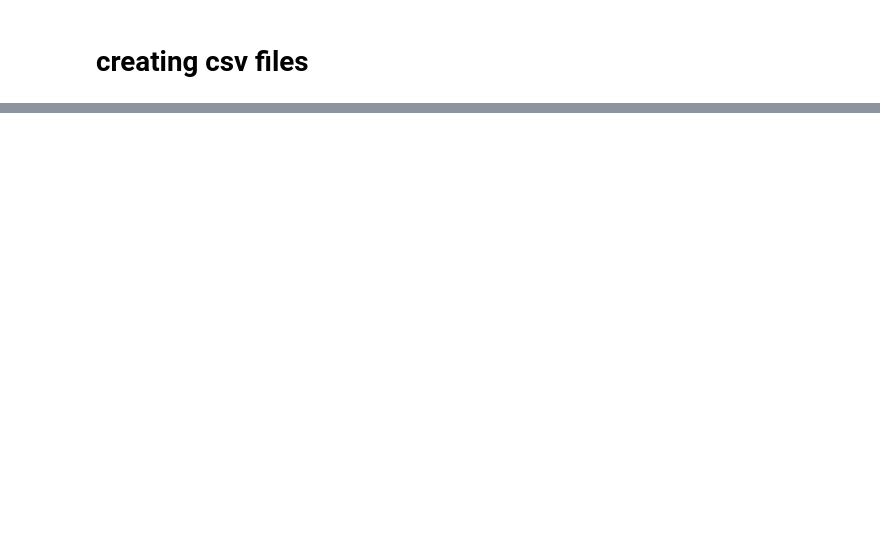
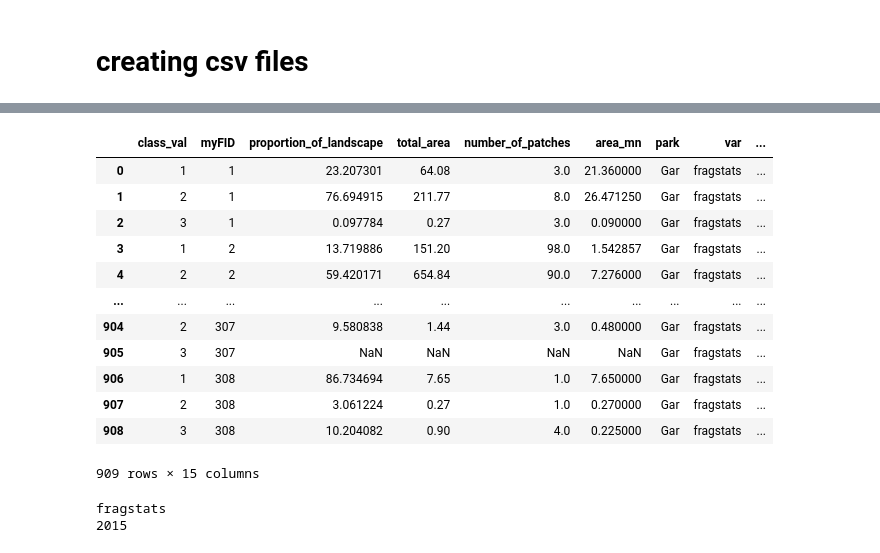
Before and after one commit to emuise/code-BCparksReportCards, a Jupyter notebook: Frags.ipynb, the cells around one changed output, grey strips where cells are left out. Cells and saved outputs as stored; diff of their text form; code cells hidden in the pictures; blank space fills up the shorter version.

```diff
--- a/Frags.ipynb
+++ b/Frags.ipynb
@@ -8,10 +8,3 @@ import time
 wd = os.getcwd()
 # %% [output]
 WARNING: Module C:\Users\evanmuis.stu\Miniconda3\envs\frag\lib\site-packages\pylandstats\landscape.py has not been compiled for Transonic-Numba
-# %%
-testRas = r"C:\Users\evanmuis.stu\Sync\Masters\Data\outputs\JoffreLakesPark\rasters\JoffreLakesPark_PACE-1994-disturbance.tif"
-testZones = r"C:\Users\evanmuis.stu\Sync\Masters\Data\outputs\JoffreLakesPark\JoffreLakesPark_PACE.shp"
-
-za = pls.ZonalAnalysis(testRas, masks = testZones, masks_index_col = 'ppa_gpe')
-class_metrics_df = za.compute_class_metrics_df(metrics = ['proportion_of_landscape', 'total_area'], fillna = False)
-class_metrics_df
@@ -22,4 +11,4 @@ class_metrics_df
 # %%
-propVars = ["HMM", "disturbance", "fragstats"]
+propVars = ["HMM", "disturbance", "fragstats", "nightlights"]
 
 propVars = tuple([s + ".tif" for s in propVars])
@@ -69,3 +58,23 @@ def propGen(fName, subzone):
+# %%
+def fragGen(fName, zones):
+    #obtain metadata for variable and year from filename
+    metadata = fName.split("\\")[-1].split(".")[0].split("-")
+    var = metadata[-1]
+    year = metadata[1]
+
+    #create df with subzone information
+    df = gpd.read_file(zones)
+    newDf = df[["myFID", "ppa_gpe", "ZONE", "SUBZONE", "VARIANT", "PHASE", "NATURAL_DI"]]
+
+    #run pylandstats, adding park, variable, year, and subzone information
+    za = pls.ZonalAnalysis(fName, masks = zones, masks_index_col = 'myFID')
+    class_metrics_df = za.compute_class_metrics_df(metrics = ['proportion_of_landscape', "total_area", "number_of_patches", "area_mn"], fillna = False)
+    class_metrics_df["park"] = parkName
+    class_metrics_df["var"] = var
+    class_metrics_df["year"] = year
+    class_metrics_df = class_metrics_df.reset_index()
+    class_metrics_df = pd.merge(class_metrics_df, newDf)
+    return class_metrics_df
 # %% [markdown]
 # creating csv files
 # %%
@@ -124,0 +190,16 @@ za = pls.ZonalAnalysis(frag, masks = subzone, masks_index_col = 'ppa_gpe')
+# %%
+fragGen(fName, zones)
+# %% [output]
+|  | class_val | myFID | proportion_of_landscape | total_area | number_of_patches | area_mn | park | var | ... |
+| 0 | 1 | 1 | 23.207301 | 64.08 | 3.0 | 21.360000 | Gar | fragstats | ... |
+| 1 | 2 | 1 | 76.694915 | 211.77 | 8.0 | 26.471250 | Gar | fragstats | ... |
+| 2 | 3 | 1 | 0.097784 | 0.27 | 3.0 | 0.090000 | Gar | fragstats | ... |
+| 3 | 1 | 2 | 13.719886 | 151.20 | 98.0 | 1.542857 | Gar | fragstats | ... |
+| 4 | 2 | 2 | 59.420171 | 654.84 | 90.0 | 7.276000 | Gar | fragstats | ... |
+| ... | ... | ... | ... | ... | ... | ... | ... | ... | ... |
+| 904 | 2 | 307 | 9.580838 | 1.44 | 3.0 | 0.480000 | Gar | fragstats | ... |
+| 905 | 3 | 307 | NaN | NaN | NaN | NaN | Gar | fragstats | ... |
+| 906 | 1 | 308 | 86.734694 | 7.65 | 1.0 | 7.650000 | Gar | fragstats | ... |
+| 907 | 2 | 308 | 3.061224 | 0.27 | 1.0 | 0.270000 | Gar | fragstats | ... |
+| 908 | 3 | 308 | 10.204082 | 0.90 | 4.0 | 0.225000 | Gar | fragstats | ... |
+909 rows × 15 columns
@@ -124,0 +212,12 @@ za = pls.ZonalAnalysis(frag, masks = subzone, masks_index_col = 'ppa_gpe')
+# %%
+#obtain metadata for variable and year from filename
+metadata = fName.split("\\")[-1].split(".")[0].split("-")
+var = metadata[-1]
+year = metadata[1]
+
+
+print(var)
+print(year)
+# %% [output]
+fragstats
+2015
```
Also changed, not shown: parts of 19 cells of this notebook, 13 other files.
